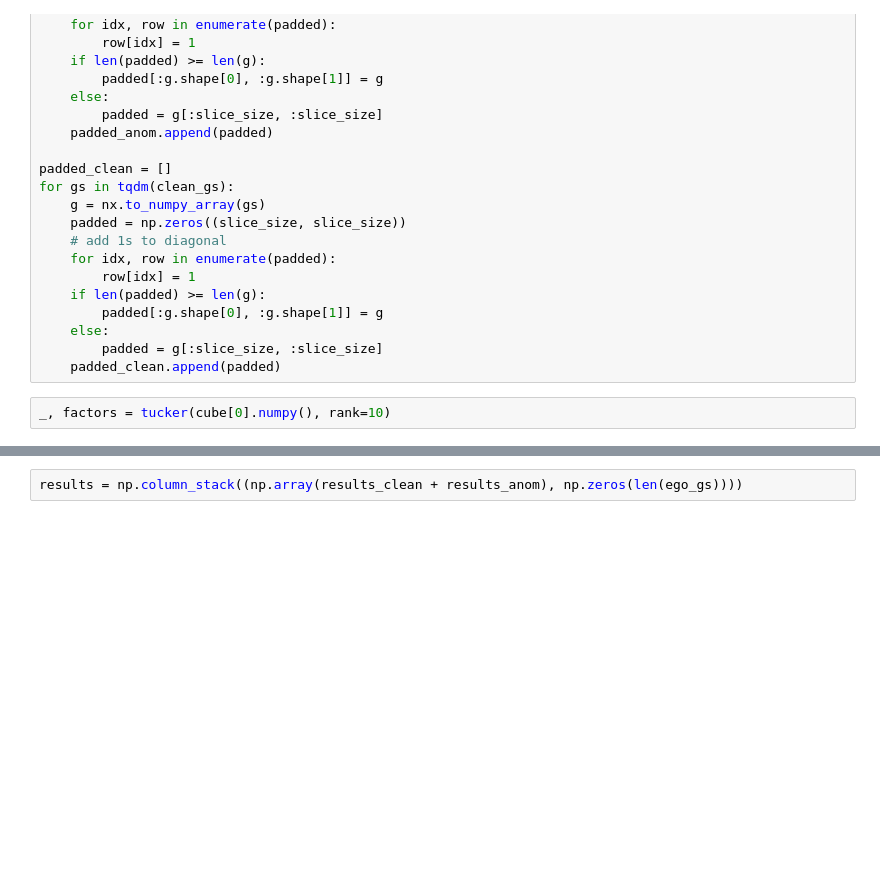
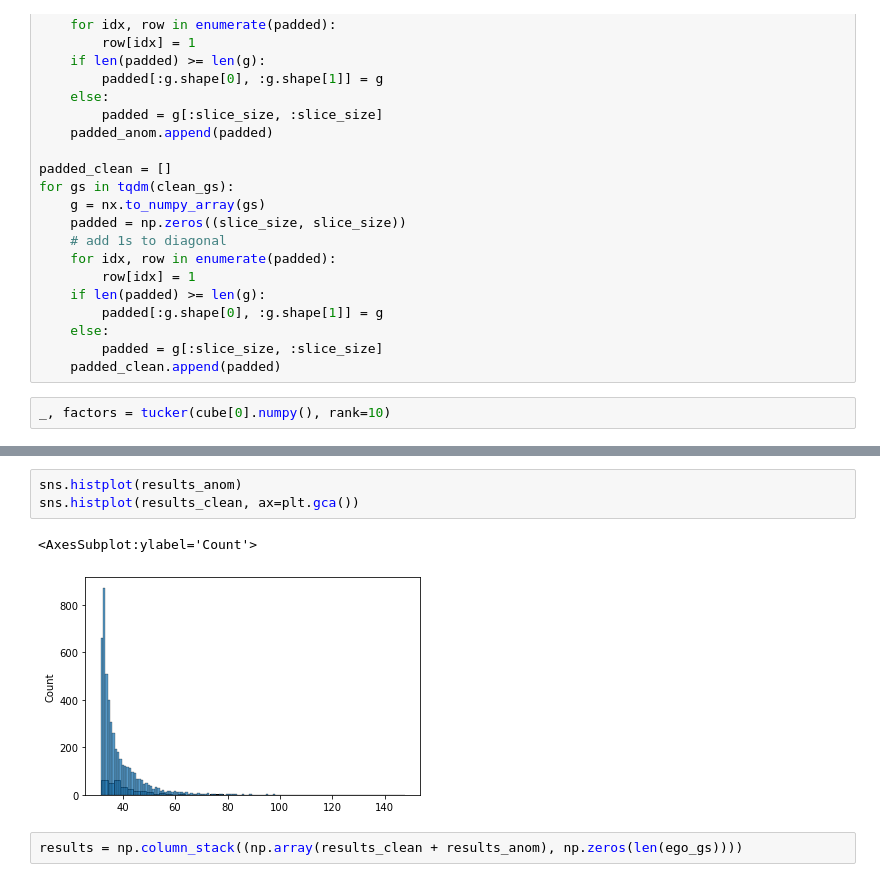
Before and after one commit to ZubairQazi/Anomaly_Detection, a Jupyter notebook: Detection_Testing.ipynb, the cells around one changed output, grey strips where cells are left out. Saved outputs shown, nothing was run; the diff lists cells and outputs as text; blank space fills up the shorter version.

```diff
--- a/Detection_Testing.ipynb
+++ b/Detection_Testing.ipynb
@@ -199,3 +217,9 @@ plt.scatter([np.median(results_clean)], 1, c='blue')
+# %%
+sns.histplot(results_anom)
+sns.histplot(results_clean, ax=plt.gca())
+# %% [output]
+<AxesSubplot:ylabel='Count'>
+[figure, added]
 # %%
 results = np.column_stack((np.array(results_clean + results_anom), np.zeros(len(ego_gs))))
 # %%
```
Also changed, not shown: parts of 53 cells of this notebook.
